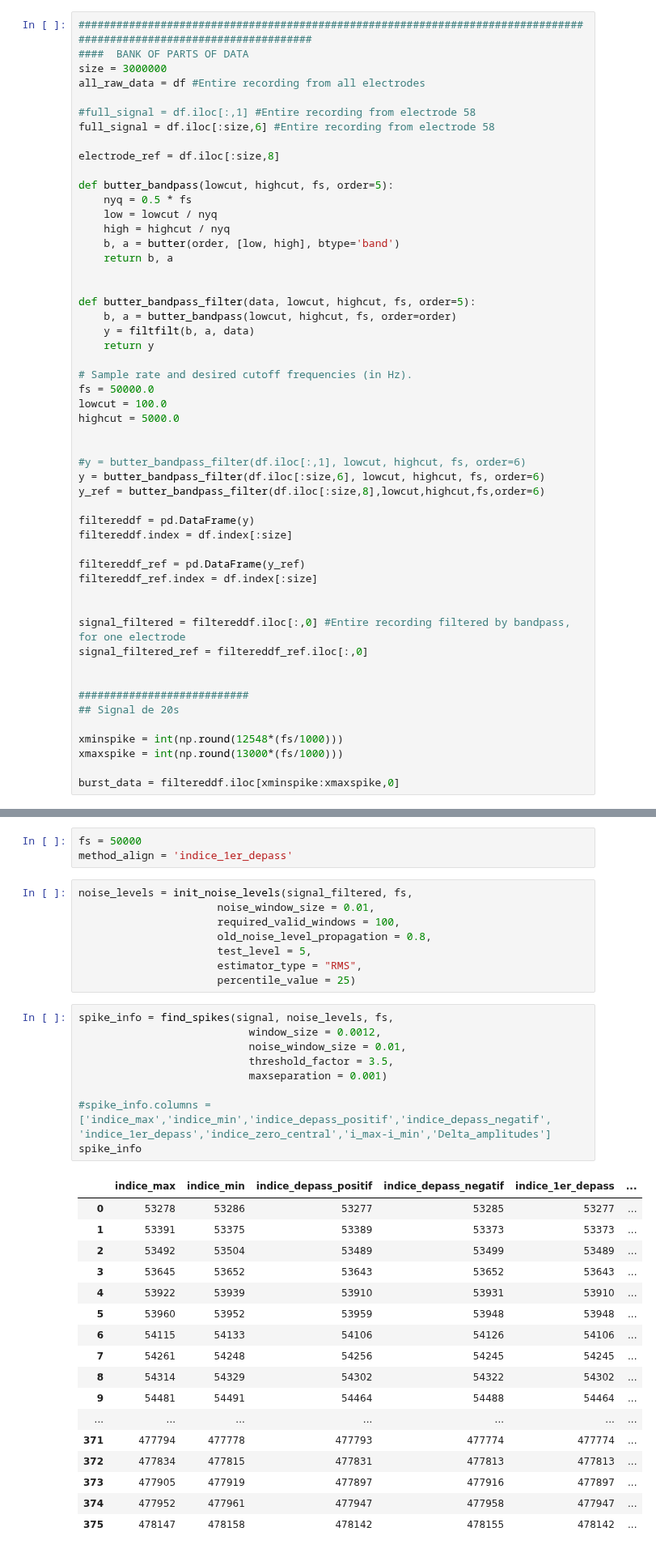
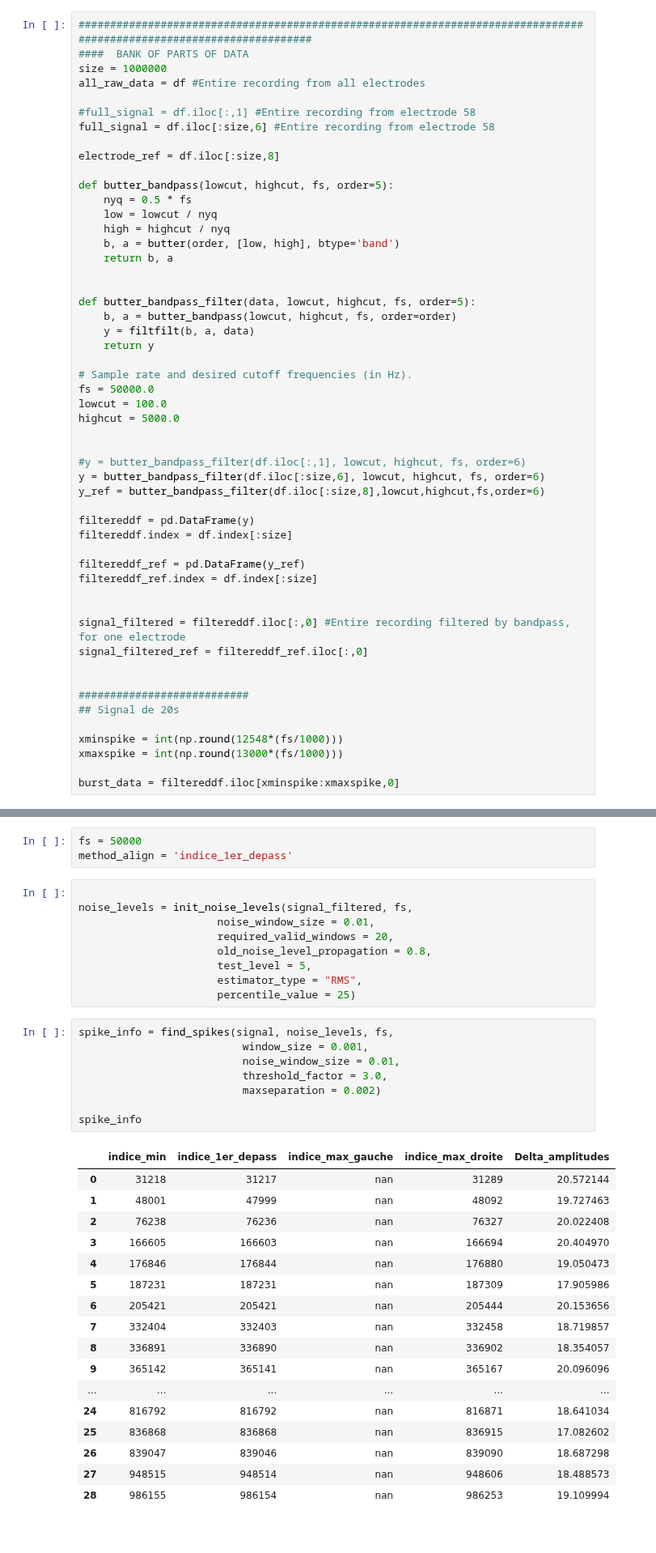
Before and after one commit to Sylvain-Gutierrez/PIR, a Jupyter notebook: Etude_no_busts/No_burst_First_Comparaison_26_05_20.ipynb, the cells around one changed output, grey strips where cells are left out. Shown at 81% size. Drawn from its saved outputs; the diff is of its cells as text.

```diff
--- a/Etude_no_busts/No_burst_First_Comparaison_26_05_20.ipynb
+++ b/Etude_no_busts/No_burst_First_Comparaison_26_05_20.ipynb
@@ -84,7 +90,7 @@ df_
 # %%
 #####################################################################################################################
 ####  BANK OF PARTS OF DATA
-size = 3000000
+size = 1000000
 all_raw_data = df #Entire recording from all electrodes
 
 #full_signal = df.iloc[:,1] #Entire recording from electrode 58
@@ -167,37 +173,37 @@ Name: 0, Length: 3000000, dtype: float64
 fs = 50000
 method_align = 'indice_1er_depass'
 # %%
+
 noise_levels = init_noise_levels(signal_filtered, fs,
                       noise_window_size = 0.01,
-                      required_valid_windows = 100,
+                      required_valid_windows = 20,
                       old_noise_level_propagation = 0.8,
                       test_level = 5,
                       estimator_type = "RMS",
                       percentile_value = 25)
 # %%
 spike_info = find_spikes(signal, noise_levels, fs,
-                           window_size = 0.0012,
-                           noise_window_size = 0.01,
-                           threshold_factor = 3.5,
-                           maxseparation = 0.001)
+                          window_size = 0.001,
+                          noise_window_size = 0.01,
+                          threshold_factor = 3.0,
+                          maxseparation = 0.002)
 
-#spike_info.columns = ['indice_max','indice_min','indice_depass_positif','indice_depass_negatif', 'indice_1er_depass','indice_zero_central','i_max-i_min','Delta_amplitudes']
 spike_info
 # %% [output]
-|  | indice_max | indice_min | indice_depass_positif | indice_depass_negatif | indice_1er_depass | ... |
-| 0 | 53278 | 53286 | 53277 | 53285 | 53277 | ... |
-| 1 | 53391 | 53375 | 53389 | 53373 | 53373 | ... |
-| 2 | 53492 | 53504 | 53489 | 53499 | 53489 | ... |
-| 3 | 53645 | 53652 | 53643 | 53652 | 53643 | ... |
-| 4 | 53922 | 53939 | 53910 | 53931 | 53910 | ... |
-| 5 | 53960 | 53952 | 53959 | 53948 | 53948 | ... |
-| 6 | 54115 | 54133 | 54106 | 54126 | 54106 | ... |
-| 7 | 54261 | 54248 | 54256 | 54245 | 54245 | ... |
-| 8 | 54314 | 54329 | 54302 | 54322 | 54302 | ... |
-| 9 | 54481 | 54491 | 54464 | 54488 | 54464 | ... |
-| ... | ... | ... | ... | ... | ... | ... |
-| 371 | 477794 | 477778 | 477793 | 477774 | 477774 | ... |
-| 372 | 477834 | 477815 | 477831 | 477813 | 477813 | ... |
-| 373 | 477905 | 477919 | 477897 | 477916 | 477897 | ... |
-| 374 | 477952 | 477961 | 477947 | 477958 | 477947 | ... |
-| 375 | 478147 | 478158 | 478142 | 478155 | 478142 | ... |
+|  | indice_min | indice_1er_depass | indice_max_gauche | indice_max_droite | Delta_amplitudes |
+| 0 | 31218 | 31217 | nan | 31289 | 20.572144 |
+| 1 | 48001 | 47999 | nan | 48092 | 19.727463 |
+| 2 | 76238 | 76236 | nan | 76327 | 20.022408 |
+| 3 | 166605 | 166603 | nan | 166694 | 20.404970 |
+| 4 | 176846 | 176844 | nan | 176880 | 19.050473 |
+| 5 | 187231 | 187231 | nan | 187309 | 17.905986 |
+| 6 | 205421 | 205421 | nan | 205444 | 20.153656 |
+| 7 | 332404 | 332403 | nan | 332458 | 18.719857 |
+| 8 | 336891 | 336890 | nan | 336902 | 18.354057 |
+| 9 | 365142 | 365141 | nan | 365167 | 20.096096 |
+| ... | ... | ... | ... | ... | ... |
+| 24 | 816792 | 816792 | nan | 816871 | 18.641034 |
+| 25 | 836868 | 836868 | nan | 836915 | 17.082602 |
+| 26 | 839047 | 839046 | nan | 839090 | 18.687298 |
+| 27 | 948515 | 948514 | nan | 948606 | 18.488573 |
+| 28 | 986155 | 986154 | nan | 986253 | 19.109994 |
```
Also changed, not shown: parts of 5 cells of this notebook, 4 other files.
